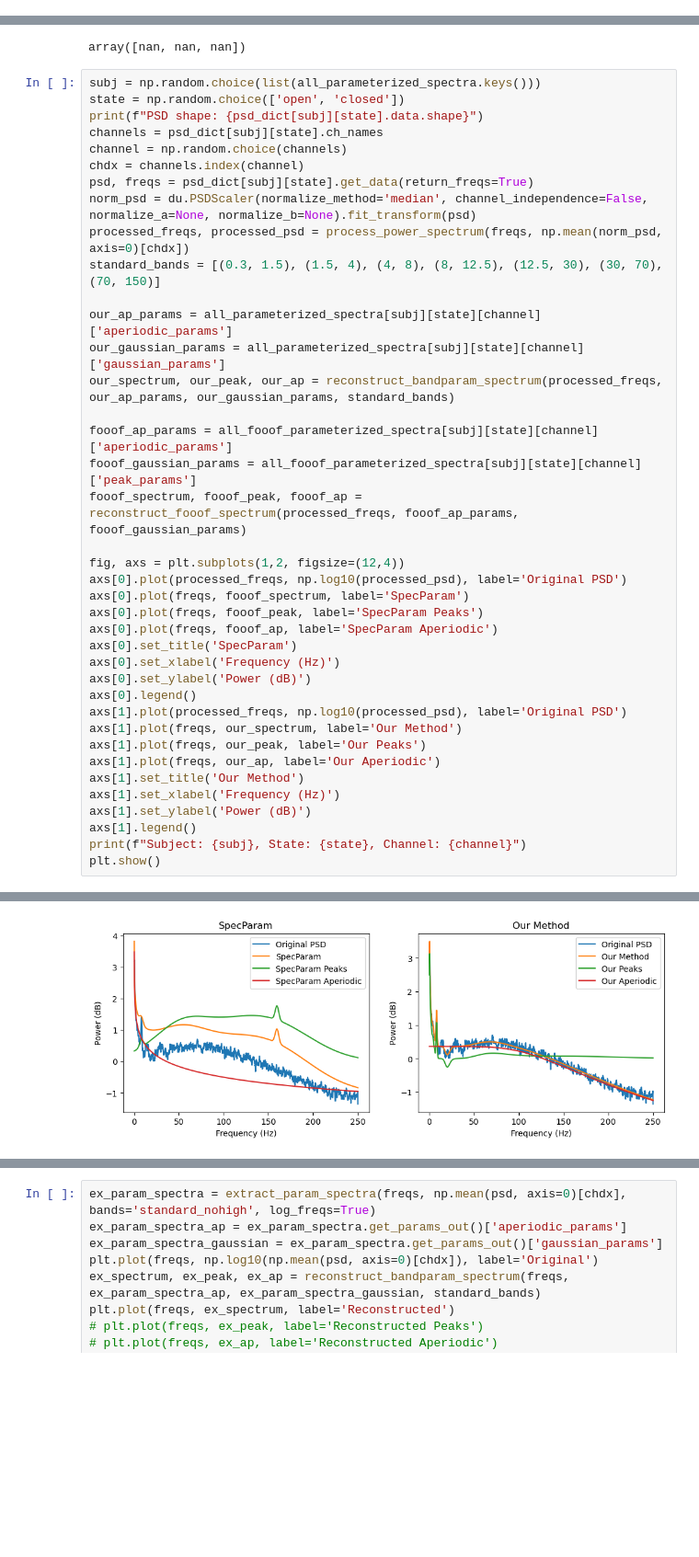
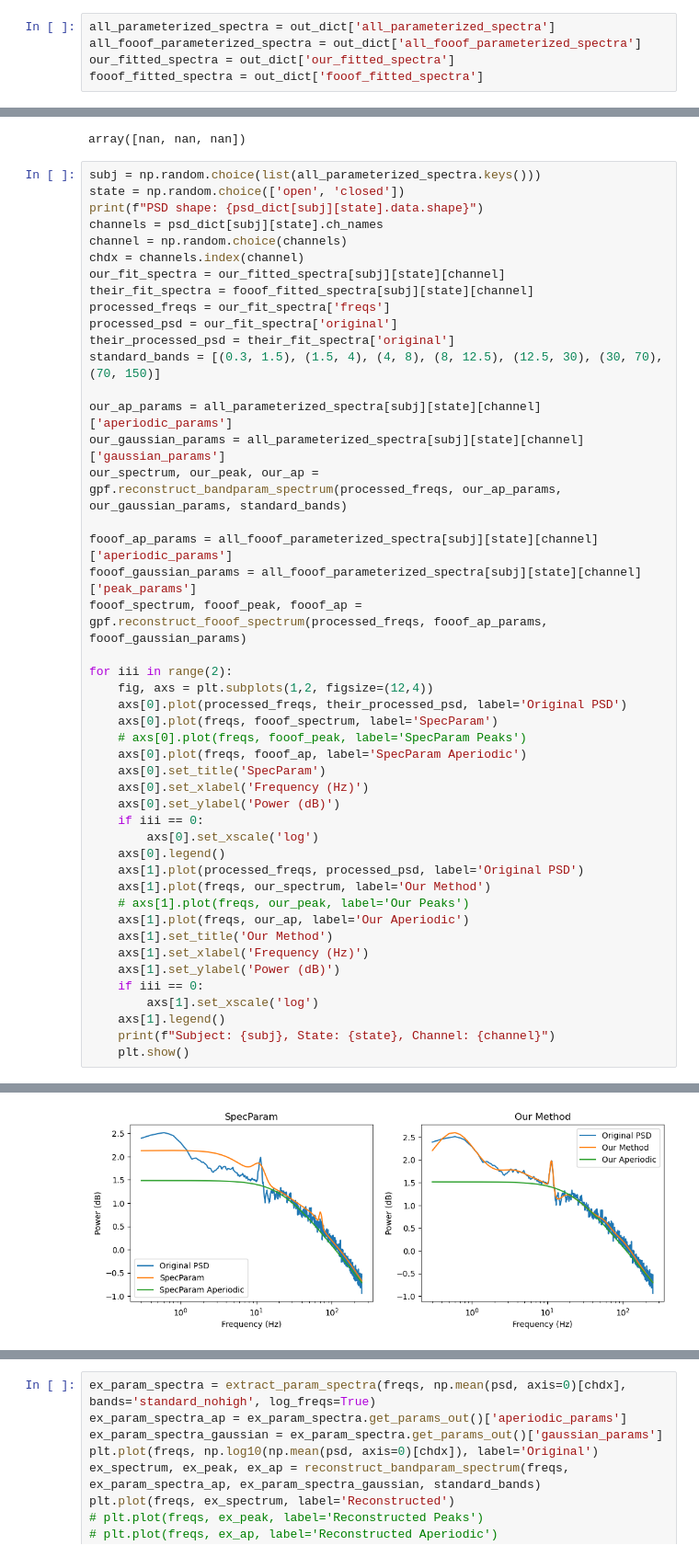
Before and after one commit to aroyphillips/CanonParam, a Jupyter notebook: notebooks/2.0.0.0-Figure2-with-statistical-fit-analysis.ipynb, the cells around one changed output, grey strips where cells are left out. Shown at 92% size. Cells and saved outputs as stored; diff of their text form; blank space fills up the shorter version.

Commit message:
freqwise real data... all left here are stars for significance and then the band wise plot

```diff
--- a/notebooks/2.0.0.0-Figure2-with-statistical-fit-analysis.ipynb
+++ b/notebooks/2.0.0.0-Figure2-with-statistical-fit-analysis.ipynb
@@ -432,3 +527,8 @@ all_error_results
 19 rows × 24 columns
 # %% [markdown]
 # now we go by frequency
+# %%
+all_parameterized_spectra = out_dict['all_parameterized_spectra']
+all_fooof_parameterized_spectra = out_dict['all_fooof_parameterized_spectra']
+our_fitted_spectra = out_dict['our_fitted_spectra']
+fooof_fitted_spectra = out_dict['fooof_fitted_spectra']
@@ -885,37 +943,44 @@ print(f"PSD shape: {psd_dict[subj][state].data.shape}")
 channels = psd_dict[subj][state].ch_names
 channel = np.random.choice(channels)
 chdx = channels.index(channel)
-psd, freqs = psd_dict[subj][state].get_data(return_freqs=True)
-norm_psd = du.PSDScaler(normalize_method='median', channel_independence=False, normalize_a=None, normalize_b=None).fit_transform(psd)
-processed_freqs, processed_psd = process_power_spectrum(freqs, np.mean(norm_psd, axis=0)[chdx])
+our_fit_spectra = our_fitted_spectra[subj][state][channel]
+their_fit_spectra = fooof_fitted_spectra[subj][state][channel]
+processed_freqs = our_fit_spectra['freqs']
+processed_psd = our_fit_spectra['original']
+their_processed_psd = their_fit_spectra['original']
 standard_bands = [(0.3, 1.5), (1.5, 4), (4, 8), (8, 12.5), (12.5, 30), (30, 70), (70, 150)]
 
 our_ap_params = all_parameterized_spectra[subj][state][channel]['aperiodic_params']
 our_gaussian_params = all_parameterized_spectra[subj][state][channel]['gaussian_params']
-our_spectrum, our_peak, our_ap = reconstruct_bandparam_spectrum(processed_freqs, our_ap_params, our_gaussian_params, standard_bands)
+our_spectrum, our_peak, our_ap = gpf.reconstruct_bandparam_spectrum(processed_freqs, our_ap_params, our_gaussian_params, standard_bands)
 
 fooof_ap_params = all_fooof_parameterized_spectra[subj][state][channel]['aperiodic_params']
 fooof_gaussian_params = all_fooof_parameterized_spectra[subj][state][channel]['peak_params']
-fooof_spectrum, fooof_peak, fooof_ap = reconstruct_fooof_spectrum(processed_freqs, fooof_ap_params, fooof_gaussian_params)
+fooof_spectrum, fooof_peak, fooof_ap = gpf.reconstruct_fooof_spectrum(processed_freqs, fooof_ap_params, fooof_gaussian_params)
 
-fig, axs = plt.subplots(1,2, figsize=(12,4))
-axs[0].plot(processed_freqs, np.log10(processed_psd), label='Original PSD')
-axs[0].plot(freqs, fooof_spectrum, label='SpecParam')
-axs[0].plot(freqs, fooof_peak, label='SpecParam Peaks')
-axs[0].plot(freqs, fooof_ap, label='SpecParam Aperiodic')
-axs[0].set_title('SpecParam')
-axs[0].set_xlabel('Frequency (Hz)')
-axs[0].set_ylabel('Power (dB)')
-axs[0].legend()
-axs[1].plot(processed_freqs, np.log10(processed_psd), label='Original PSD')
-axs[1].plot(freqs, our_spectrum, label='Our Method')
-axs[1].plot(freqs, our_peak, label='Our Peaks')
-axs[1].plot(freqs, our_ap, label='Our Aperiodic')
-axs[1].set_title('Our Method')
-axs[1].set_xlabel('Frequency (Hz)')
-axs[1].set_ylabel('Power (dB)')
-axs[1].legend()
-print(f"Subject: {subj}, State: {state}, Channel: {channel}")
-plt.show()
+for iii in range(2):
+    fig, axs = plt.subplots(1,2, figsize=(12,4))
+    axs[0].plot(processed_freqs, their_processed_psd, label='Original PSD')
+    axs[0].plot(freqs, fooof_spectrum, label='SpecParam')
+    # axs[0].plot(freqs, fooof_peak, label='SpecParam Peaks')
+    axs[0].plot(freqs, fooof_ap, label='SpecParam Aperiodic')
+    axs[0].set_title('SpecParam')
+    axs[0].set_xlabel('Frequency (Hz)')
+    axs[0].set_ylabel('Power (dB)')
+    if iii == 0:
+        axs[0].set_xscale('log')
+    axs[0].legend()
+    axs[1].plot(processed_freqs, processed_psd, label='Original PSD')
+    axs[1].plot(freqs, our_spectrum, label='Our Method')
+    # axs[1].plot(freqs, our_peak, label='Our Peaks')
+    axs[1].plot(freqs, our_ap, label='Our Aperiodic')
+    axs[1].set_title('Our Method')
+    axs[1].set_xlabel('Frequency (Hz)')
+    axs[1].set_ylabel('Power (dB)')
+    if iii == 0:
+        axs[1].set_xscale('log')
+    axs[1].legend()
+    print(f"Subject: {subj}, State: {state}, Channel: {channel}")
+    plt.show()
 # %% [output]
 PSD shape: (10, 19, 2498)
@@ -923 +988 @@ Subject: 95, State: closed, Channel: F8
-[figure, old version]
+[figure, new version]
```
Also changed, not shown: parts of 41 cells of this notebook.
